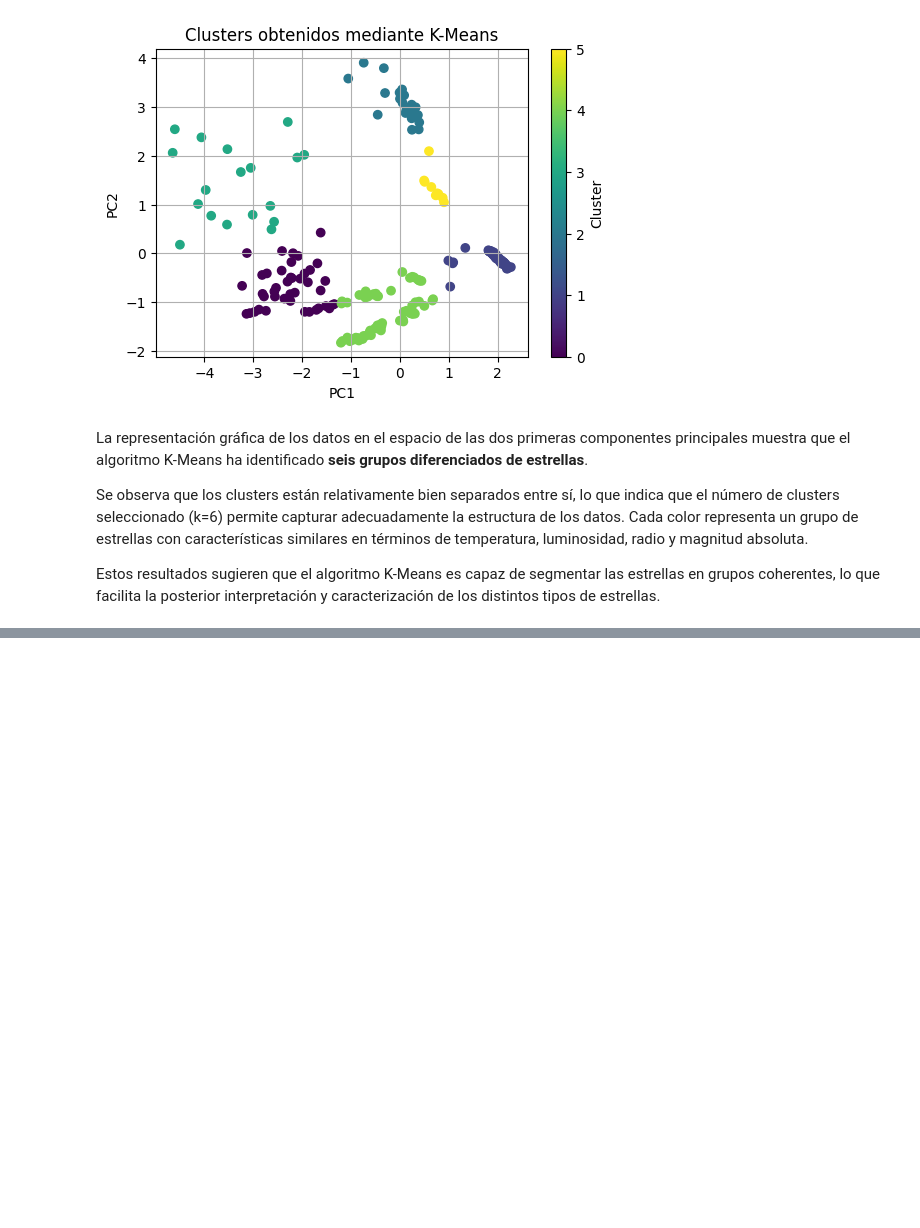
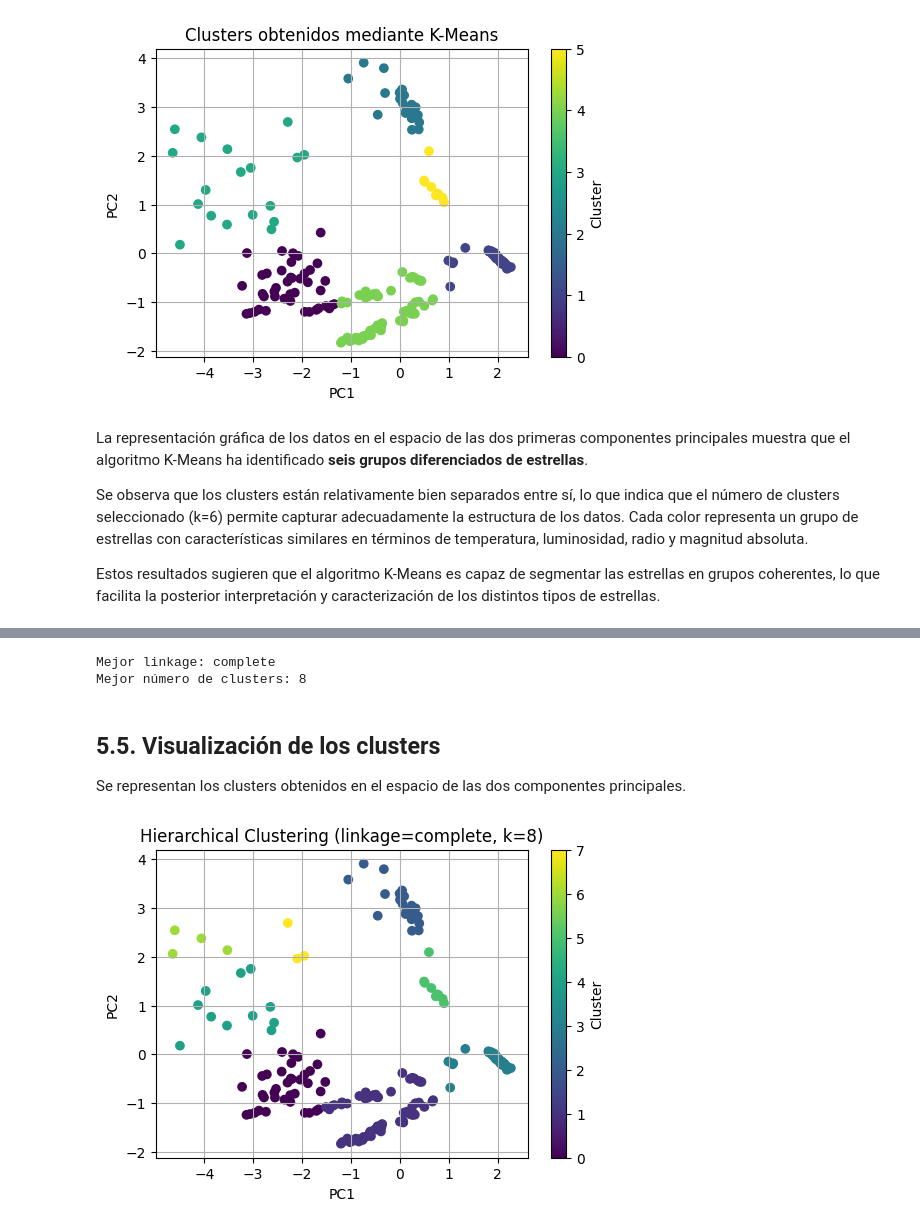
Before and after one commit to 100495785/Grupo17_Practica2, a Jupyter notebook: Practica2_estrellas.ipynb, the cells around one changed output, grey strips where cells are left out. Drawn from its saved outputs; the diff is of its cells as text; code cells hidden in the pictures; blank space fills up the shorter version.

```diff
--- a/Practica2_estrellas.ipynb
+++ b/Practica2_estrellas.ipynb
@@ -441,0 +492,17 @@ Estos resultados sugieren que el algoritmo K-Means es capaz de segmentar las est
+# %%
+from sklearn.cluster import AgglomerativeClustering
+from sklearn.metrics import silhouette_score
+import pandas as pd
+
+results = []
+
+for method in linkages:
+    for k in range(2, 10):
+        model = AgglomerativeClustering(n_clusters=k, linkage=method)
+        labels = model.fit_predict(X_pca)
+        score = silhouette_score(X_pca, labels)
+        results.append((method, k, score))
+
+df_results = pd.DataFrame(results, columns=['linkage', 'k', 'silhouette'])
+df_results_sorted = df_results.sort_values(by='silhouette', ascending=False)
+df_results_sorted.head(10)
@@ -441,0 +535,37 @@ Estos resultados sugieren que el algoritmo K-Means es capaz de segmentar las est
+# %%
+best = df_results.sort_values(by='silhouette', ascending=False).iloc[0]
+
+best_linkage = best['linkage']
+best_k = int(best['k'])
+
+hc = AgglomerativeClustering(n_clusters=best_k, linkage=best_linkage)
+hc_labels = hc.fit_predict(X_pca)
+
+print(f"Mejor linkage: {best_linkage}")
+print(f"Mejor número de clusters: {best_k}")
+# %% [output]
+Mejor linkage: complete
+Mejor número de clusters: 8
+# %% [markdown]
+## 5.5. Visualización de los clusters
+
+Se representan los clusters obtenidos en el espacio de las dos componentes principales.
+# %%
+plt.figure(figsize=(6,4))
+
+plt.scatter(
+    X_pca[:,0],
+    X_pca[:,1],
+    c=hc_labels,
+    cmap='viridis'
+)
+
+plt.title(f"Hierarchical Clustering (linkage={best_linkage}, k={best_k})")
+plt.xlabel("PC1")
+plt.ylabel("PC2")
+plt.colorbar(label="Cluster")
+plt.grid(True)
+
+plt.show()
+# %% [output]
+[figure, added]
```
Also changed, not shown: parts of 37 cells of this notebook.
